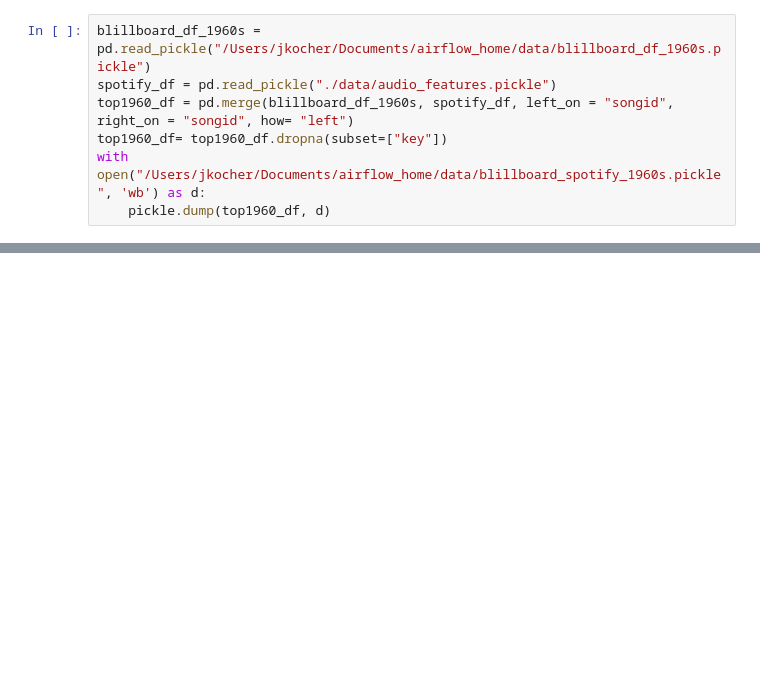
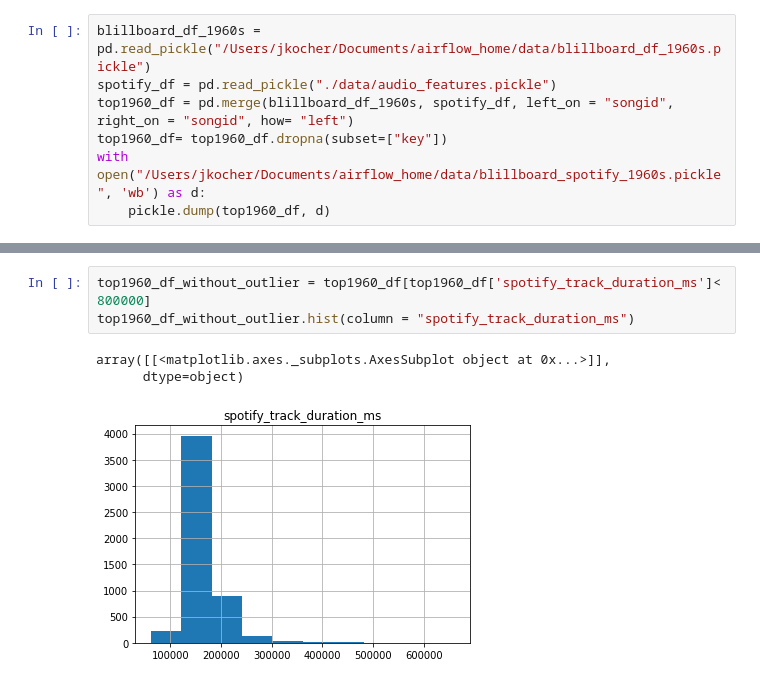
Before and after one commit to JKocher13/DataEngineering.Labs.AirflowProject, a Jupyter notebook: Python_Notebook_for_Airflow_Project.ipynb, the cells around one changed output, grey strips where cells are left out. Drawn from its saved outputs; the diff is of its cells as text; blank space fills up the shorter version.

```diff
--- a/Python_Notebook_for_Airflow_Project.ipynb
+++ b/Python_Notebook_for_Airflow_Project.ipynb
@@ -171,0 +191,7 @@ with open("/Users/jkocher/Documents/airflow_home/data/blillboard_spotify_1960s.p
+# %%
+top1960_df_without_outlier = top1960_df[top1960_df['spotify_track_duration_ms']< 800000]
+top1960_df_without_outlier.hist(column = "spotify_track_duration_ms")
+# %% [output]
+array([[<matplotlib.axes._subplots.AxesSubplot object at 0x...>]],
+      dtype=object)
+[figure, added]
```
Also changed, not shown: parts of 16 cells of this notebook, 2 other files.
